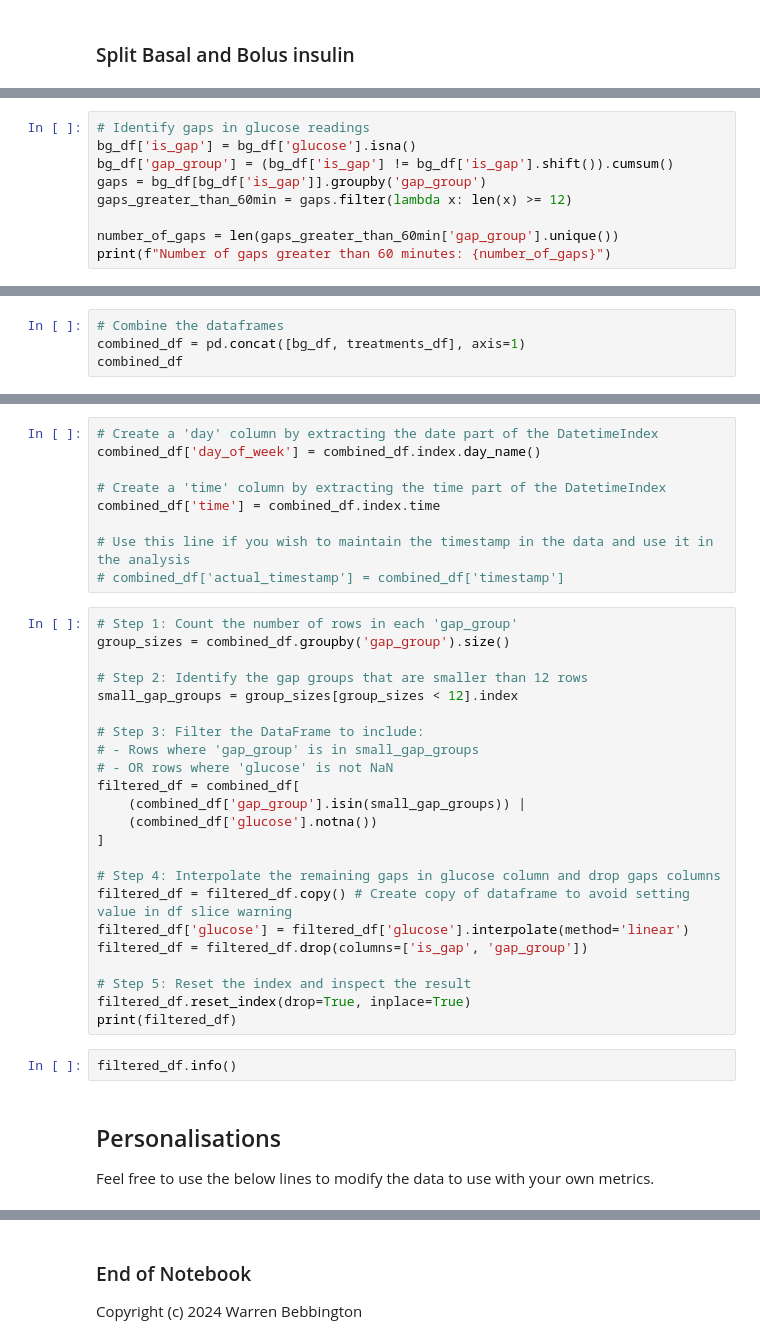
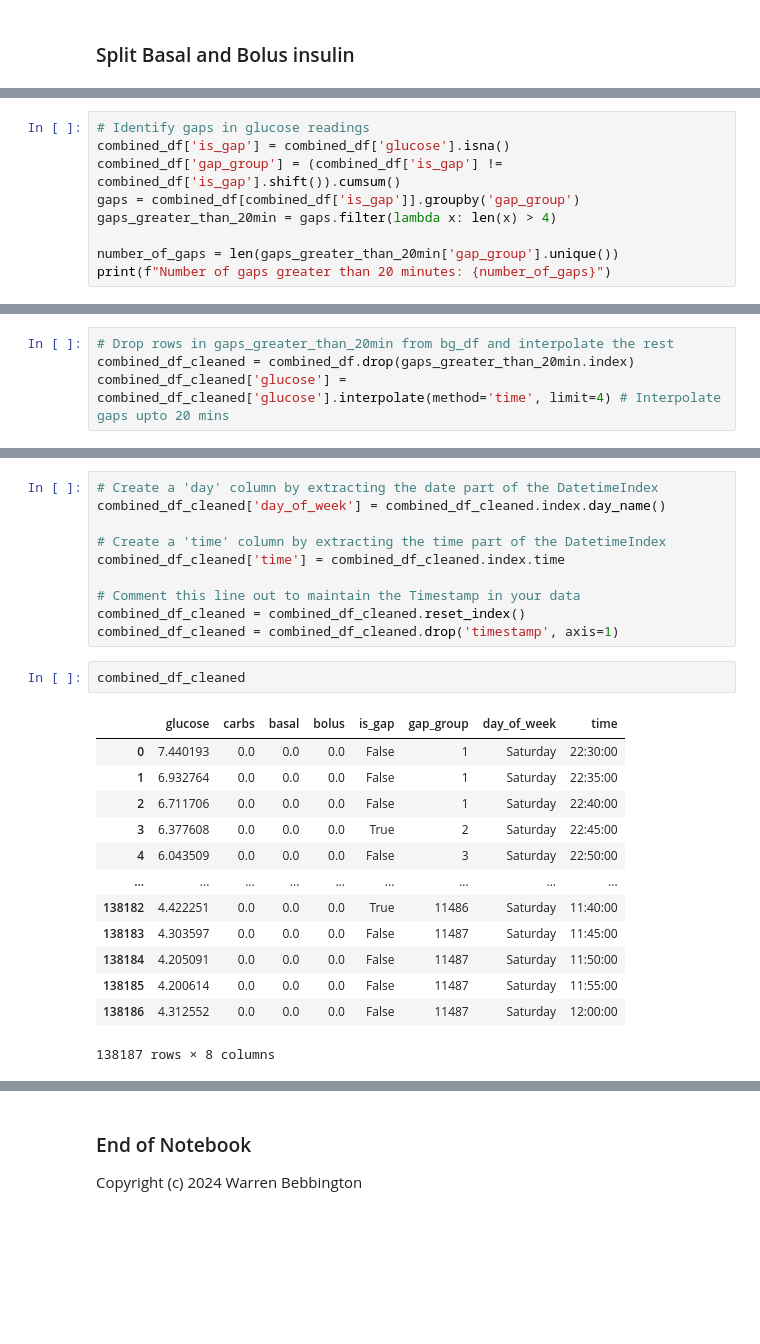
Before and after one commit to Warren8824/simple-glucose-analysis, a Jupyter notebook: preprocess_libre_data.ipynb, the cells around one changed output, grey strips where cells are left out. Saved outputs shown, nothing was run; the diff lists cells and outputs as text; blank space fills up the shorter version.

```diff
--- a/preprocess_libre_data.ipynb
+++ b/preprocess_libre_data.ipynb
@@ -148,9 +340,9 @@ We will inspect the glucose readings data for any gaps in the glucose values.
 # %%
 # Identify gaps in glucose readings
-bg_df['is_gap'] = bg_df['glucose'].isna()
-bg_df['gap_group'] = (bg_df['is_gap'] != bg_df['is_gap'].shift()).cumsum()
-gaps = bg_df[bg_df['is_gap']].groupby('gap_group')
-gaps_greater_than_60min = gaps.filter(lambda x: len(x) >= 12)
+combined_df['is_gap'] = combined_df['glucose'].isna()
+combined_df['gap_group'] = (combined_df['is_gap'] != combined_df['is_gap'].shift()).cumsum()
+gaps = combined_df[combined_df['is_gap']].groupby('gap_group')
+gaps_greater_than_20min = gaps.filter(lambda x: len(x) > 4)
 
-number_of_gaps = len(gaps_greater_than_60min['gap_group'].unique())
-print(f"Number of gaps greater than 60 minutes: {number_of_gaps}")
+number_of_gaps = len(gaps_greater_than_20min['gap_group'].unique())
+print(f"Number of gaps greater than 20 minutes: {number_of_gaps}")
@@ -168,4 +375,0 @@ We will now combine the dataframes and drop all rows with more than 60 mins miss
-# %%
-# Combine the dataframes
-combined_df = pd.concat([bg_df, treatments_df], axis=1)
-combined_df
@@ -172 +380,5 @@ combined_df
+# %%
+# Drop rows in gaps_greater_than_20min from bg_df and interpolate the rest
+combined_df_cleaned = combined_df.drop(gaps_greater_than_20min.index)
+combined_df_cleaned['glucose'] = combined_df_cleaned['glucose'].interpolate(method='time', limit=4) # Interpolate gaps upto 20 mins
 # %%
@@ -174,38 +416,26 @@ combined_df.info()
 # %%
 # Create a 'day' column by extracting the date part of the DatetimeIndex
-combined_df['day_of_week'] = combined_df.index.day_name()
+combined_df_cleaned['day_of_week'] = combined_df_cleaned.index.day_name()
 
 # Create a 'time' column by extracting the time part of the DatetimeIndex
-combined_df['time'] = combined_df.index.time
+combined_df_cleaned['time'] = combined_df_cleaned.index.time
 
-# Use this line if you wish to maintain the timestamp in the data and use it in the analysis
-# combined_df['actual_timestamp'] = combined_df['timestamp']
+# Comment this line out to maintain the Timestamp in your data
+combined_df_cleaned = combined_df_cleaned.reset_index()
+combined_df_cleaned = combined_df_cleaned.drop('timestamp', axis=1)
-# %%
-# Step 1: Count the number of rows in each 'gap_group'
-group_sizes = combined_df.groupby('gap_group').size()
-
-# Step 2: Identify the gap groups that are smaller than 12 rows
-small_gap_groups = group_sizes[group_sizes < 12].index
-
-# Step 3: Filter the DataFrame to include:
-# - Rows where 'gap_group' is in small_gap_groups
-# - OR rows where 'glucose' is not NaN
-filtered_df = combined_df[
-    (combined_df['gap_group'].isin(small_gap_groups)) |
-    (combined_df['glucose'].notna())
-]
-
-# Step 4: Interpolate the remaining gaps in glucose column and drop gaps columns
-filtered_df = filtered_df.copy() # Create copy of dataframe to avoid setting value in df slice warning
-filtered_df['glucose'] = filtered_df['glucose'].interpolate(method='linear')
-filtered_df = filtered_df.drop(columns=['is_gap', 'gap_group'])
-
-# Step 5: Reset the index and inspect the result
-filtered_df.reset_index(drop=True, inplace=True)
-print(filtered_df)
 # %%
-filtered_df.info()
+combined_df_cleaned
+# %% [output]
+|  | glucose | carbs | basal | bolus | is_gap | gap_group | day_of_week | time |
+| 0 | 7.440193 | 0.0 | 0.0 | 0.0 | False | 1 | Saturday | 22:30:00 |
+| 1 | 6.932764 | 0.0 | 0.0 | 0.0 | False | 1 | Saturday | 22:35:00 |
+| 2 | 6.711706 | 0.0 | 0.0 | 0.0 | False | 1 | Saturday | 22:40:00 |
+| 3 | 6.377608 | 0.0 | 0.0 | 0.0 | True | 2 | Saturday | 22:45:00 |
+| 4 | 6.043509 | 0.0 | 0.0 | 0.0 | False | 3 | Saturday | 22:50:00 |
+| ... | ... | ... | ... | ... | ... | ... | ... | ... |
+| 138182 | 4.422251 | 0.0 | 0.0 | 0.0 | True | 11486 | Saturday | 11:40:00 |
+| 138183 | 4.303597 | 0.0 | 0.0 | 0.0 | False | 11487 | Saturday | 11:45:00 |
+| 138184 | 4.205091 | 0.0 | 0.0 | 0.0 | False | 11487 | Saturday | 11:50:00 |
+| 138185 | 4.200614 | 0.0 | 0.0 | 0.0 | False | 11487 | Saturday | 11:55:00 |
+| 138186 | 4.312552 | 0.0 | 0.0 | 0.0 | False | 11487 | Saturday | 12:00:00 |
+138187 rows × 8 columns
-# %% [markdown]
-## Personalisations
-
-Feel free to use the below lines to modify the data to use with your own metrics.
```
Also changed, not shown: parts of 40 cells of this notebook.
